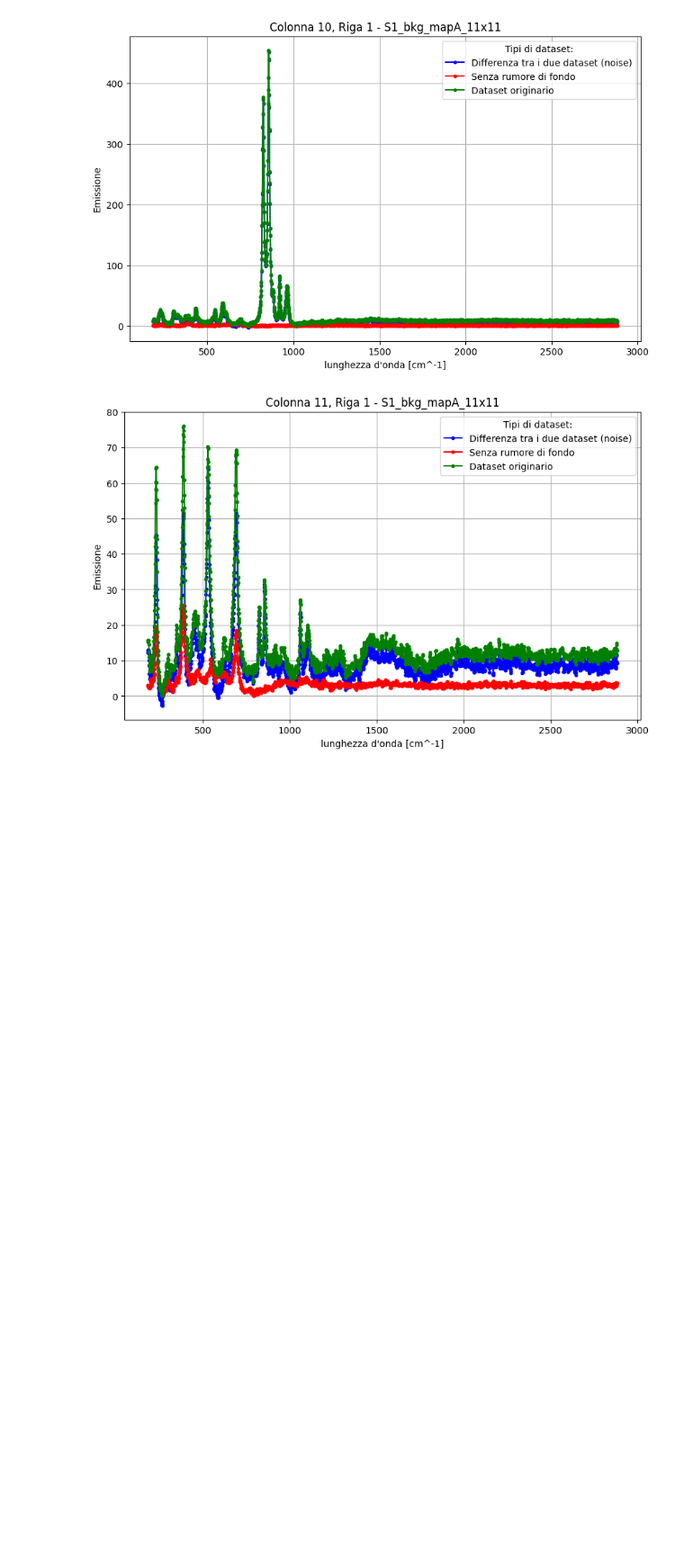
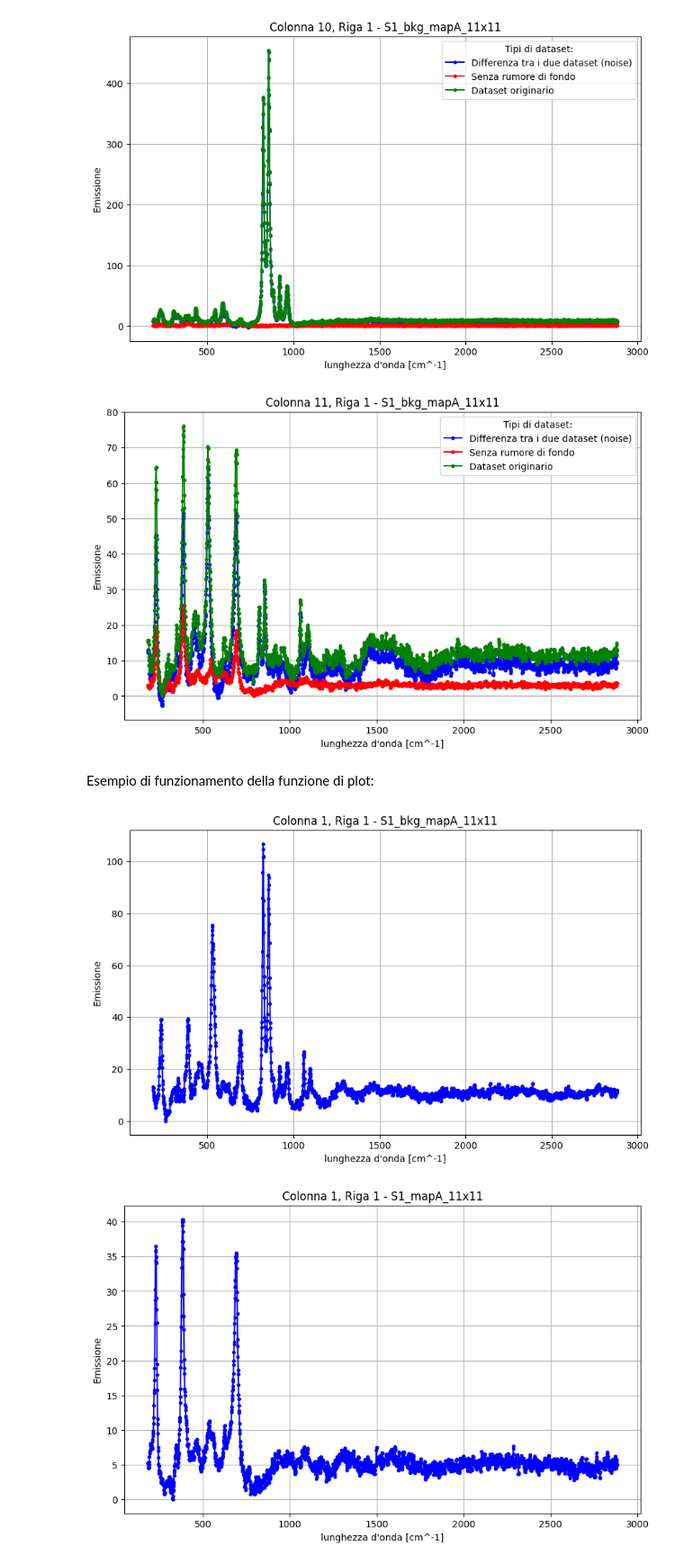
Before and after one commit to lucasulinux/progetto_data_science, a Jupyter notebook: prog_ipynb.ipynb, the cells around one changed output. Shown at 90% size. Drawn from its saved outputs; the diff is of its cells as text; code cells hidden in the pictures; blank space fills up the shorter version.

Commit message:
Aggiunta funzione di plot

```diff
--- a/prog_ipynb.ipynb
+++ b/prog_ipynb.ipynb
@@ -190,3 +225,11 @@ for i in range(11):
 [figure]
 [figure]
 [figure]
+# %% [markdown]
+Esempio di funzionamento della funzione di plot:
+# %%
+names = ["S1_bkg_mapA_11x11.csv", "S1_mapA_11x11.csv", "S2_bkg_mapA_11x11.csv", "S2_mapA_11x11.csv"]
+plot_unknown_minerals(names,[0],[0])
+# %% [output]
+[figure, added]
+[figure, added]
```
Also changed, not shown: parts of 5 cells of this notebook, 2 other files.
